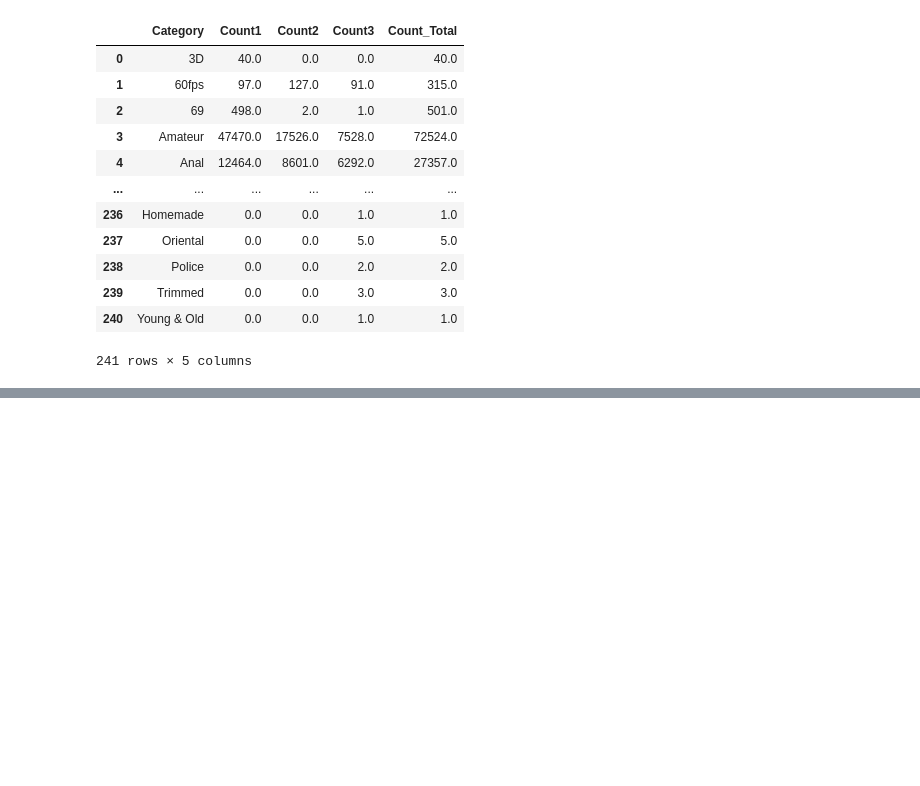
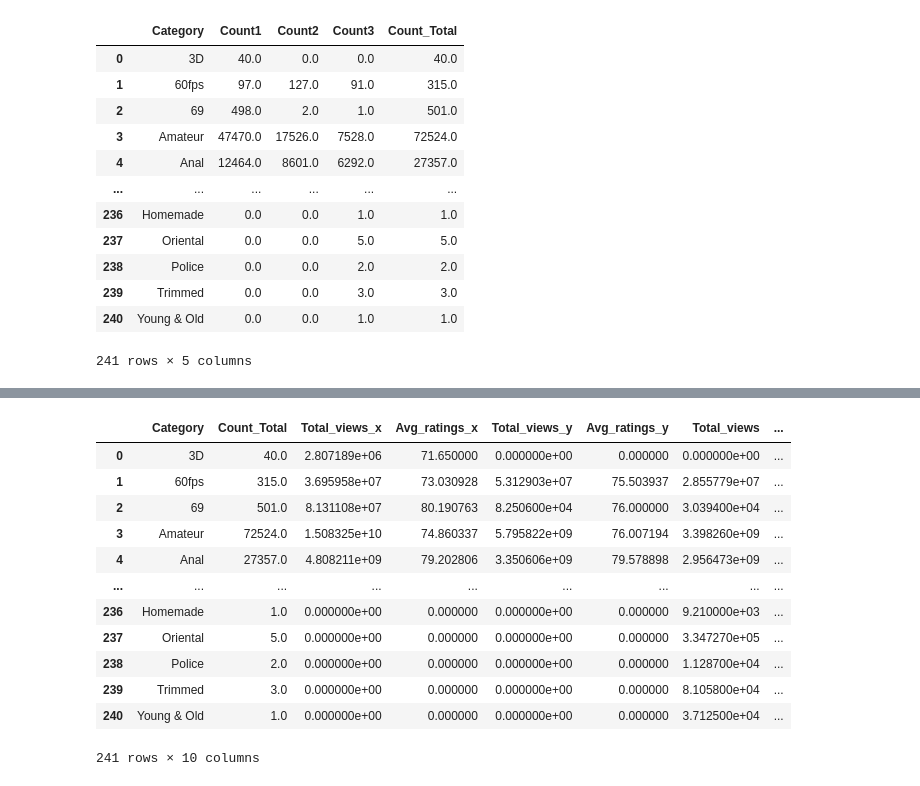
Before and after one commit to jaumevr15/Project-Week-3-Data-Thieves, a Jupyter notebook: database/Cleaning_combine_data2.ipynb, the cells around one changed output, grey strips where cells are left out. Cells and saved outputs as stored; diff of their text form; code cells hidden in the pictures; blank space fills up the shorter version.

```diff
--- a/database/Cleaning_combine_data2.ipynb
+++ b/database/Cleaning_combine_data2.ipynb
@@ -106,0 +215,19 @@ df_final.to_csv('category_grouped2.csv')
+# %%
+df_final4['Total_views_all'] = df_final4['Total_views'] +  df_final4['Total_views_x'] +  df_final4['Total_views_y']
+df_final4['Avg_ratings_all'] = (df_final4['Avg_ratings']+df_final4['Avg_ratings_x']+df_final4['Avg_ratings_y'])/3
+# %%
+df_final4
+# %% [output]
+|  | Category | Count_Total | Total_views_x | Avg_ratings_x | Total_views_y | Avg_ratings_y | Total_views | ... |
+| 0 | 3D | 40.0 | 2.807189e+06 | 71.650000 | 0.000000e+00 | 0.000000 | 0.000000e+00 | ... |
+| 1 | 60fps | 315.0 | 3.695958e+07 | 73.030928 | 5.312903e+07 | 75.503937 | 2.855779e+07 | ... |
+| 2 | 69 | 501.0 | 8.131108e+07 | 80.190763 | 8.250600e+04 | 76.000000 | 3.039400e+04 | ... |
+| 3 | Amateur | 72524.0 | 1.508325e+10 | 74.860337 | 5.795822e+09 | 76.007194 | 3.398260e+09 | ... |
+| 4 | Anal | 27357.0 | 4.808211e+09 | 79.202806 | 3.350606e+09 | 79.578898 | 2.956473e+09 | ... |
+| ... | ... | ... | ... | ... | ... | ... | ... | ... |
+| 236 | Homemade | 1.0 | 0.000000e+00 | 0.000000 | 0.000000e+00 | 0.000000 | 9.210000e+03 | ... |
+| 237 | Oriental | 5.0 | 0.000000e+00 | 0.000000 | 0.000000e+00 | 0.000000 | 3.347270e+05 | ... |
+| 238 | Police | 2.0 | 0.000000e+00 | 0.000000 | 0.000000e+00 | 0.000000 | 1.128700e+04 | ... |
+| 239 | Trimmed | 3.0 | 0.000000e+00 | 0.000000 | 0.000000e+00 | 0.000000 | 8.105800e+04 | ... |
+| 240 | Young & Old | 1.0 | 0.000000e+00 | 0.000000 | 0.000000e+00 | 0.000000 | 3.712500e+04 | ... |
+241 rows × 10 columns
```
Also changed, not shown: parts of 24 cells of this notebook, 4 other files.
